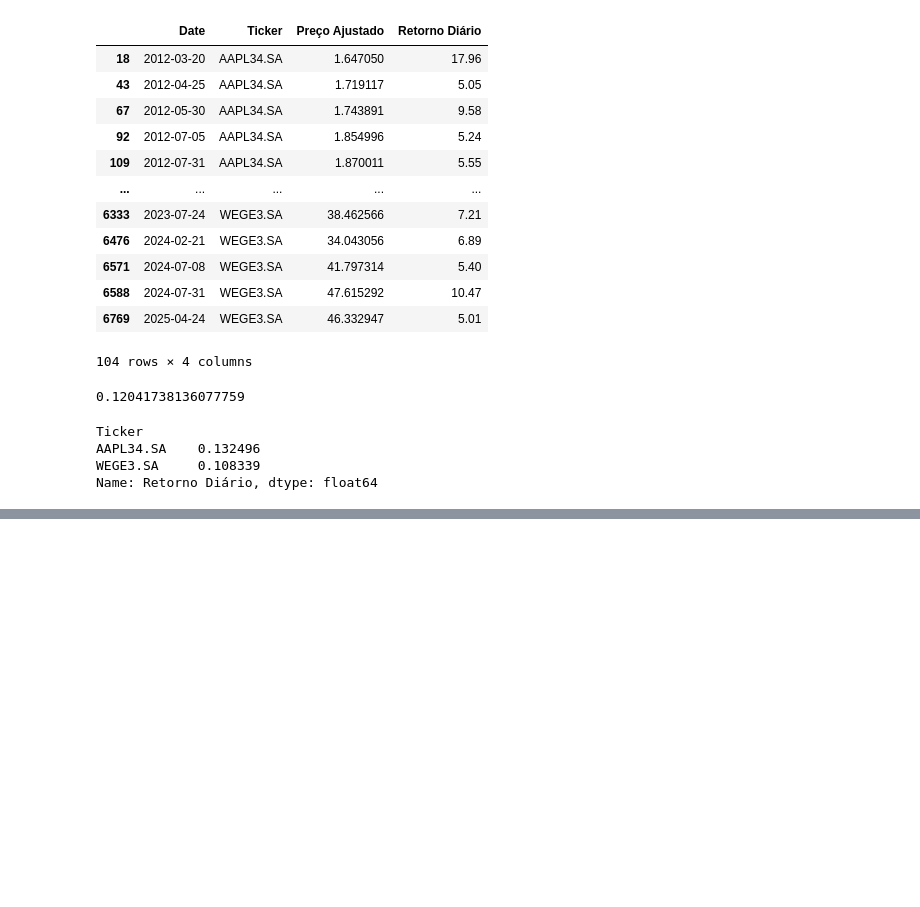
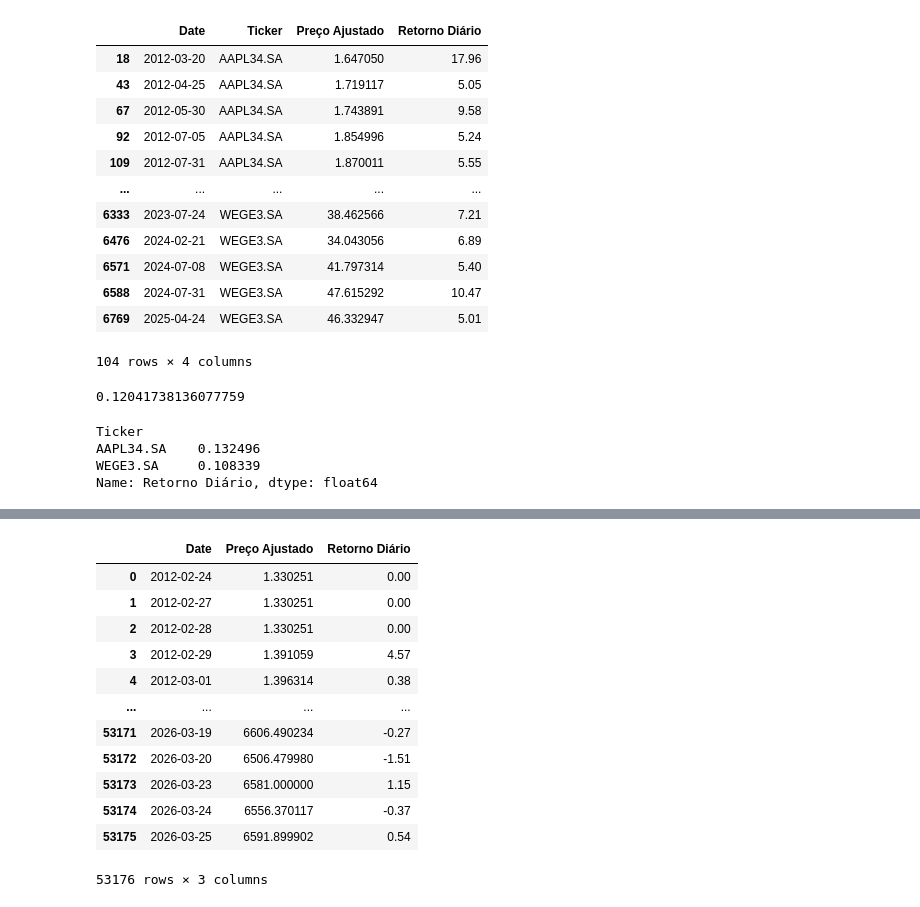
Before and after one commit to Bleine/investment-portfolio-optimization, a Jupyter notebook: novo_projeto/ETL testes.ipynb, the cells around one changed output, grey strips where cells are left out. Drawn from its saved outputs; the diff is of its cells as text; code cells hidden in the pictures; blank space fills up the shorter version.

```diff
--- a/novo_projeto/ETL testes.ipynb
+++ b/novo_projeto/ETL testes.ipynb
@@ -274,0 +367,17 @@ Name: Retorno Diário, dtype: float64
+# %%
+precos= dados_limpos[['Date', 'Preço Ajustado', 'Retorno Diário']].reset_index(drop=True).copy()
+precos
+# %% [output]
+|  | Date | Preço Ajustado | Retorno Diário |
+| 0 | 2012-02-24 | 1.330251 | 0.00 |
+| 1 | 2012-02-27 | 1.330251 | 0.00 |
+| 2 | 2012-02-28 | 1.330251 | 0.00 |
+| 3 | 2012-02-29 | 1.391059 | 4.57 |
+| 4 | 2012-03-01 | 1.396314 | 0.38 |
+| ... | ... | ... | ... |
+| 53171 | 2026-03-19 | 6606.490234 | -0.27 |
+| 53172 | 2026-03-20 | 6506.479980 | -1.51 |
+| 53173 | 2026-03-23 | 6581.000000 | 1.15 |
+| 53174 | 2026-03-24 | 6556.370117 | -0.37 |
+| 53175 | 2026-03-25 | 6591.899902 | 0.54 |
+53176 rows × 3 columns
```
Also changed, not shown: parts of 21 cells of this notebook, 14 other files.
